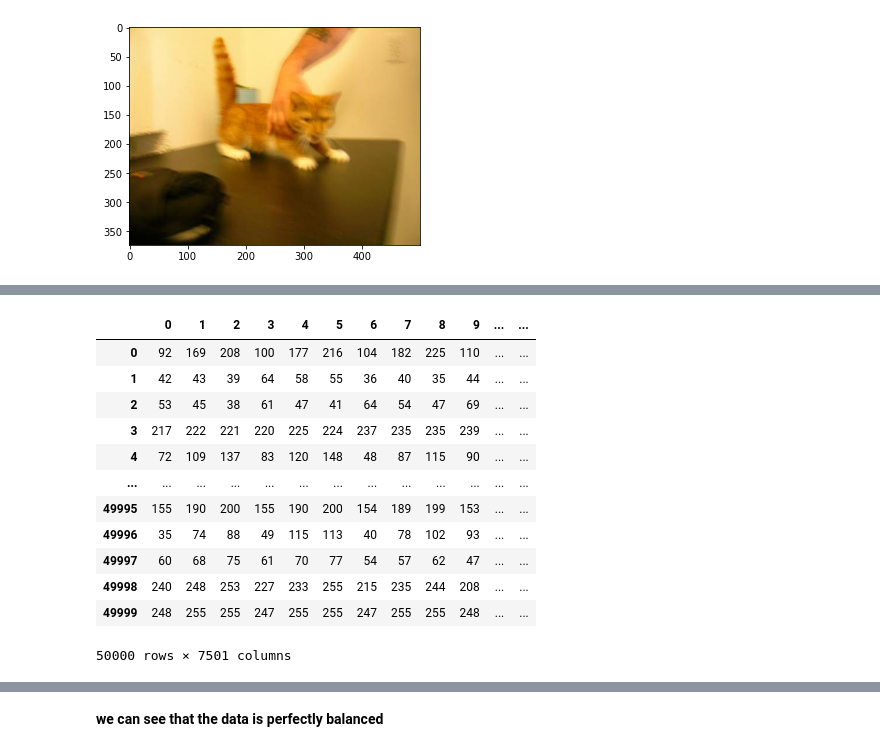
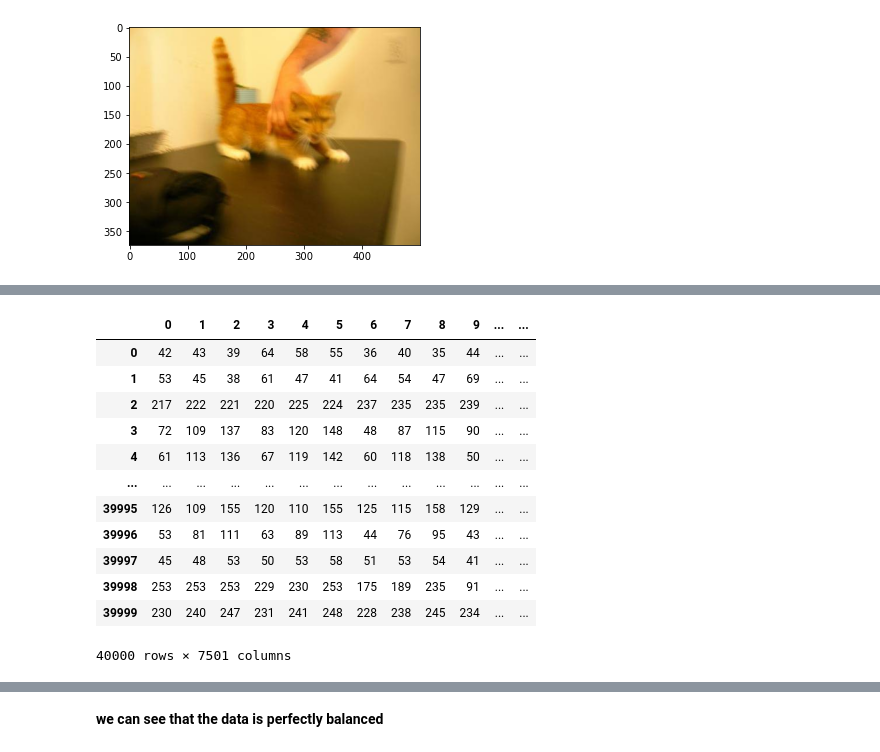
Before and after one commit to TaliaSeada/Data-Science-Research, a Jupyter notebook: DOG VS CATS .ipynb, the cells around one changed output, grey strips where cells are left out. Drawn from its saved outputs; the diff is of its cells as text; code cells hidden in the pictures.

```diff
--- a/DOG VS CATS .ipynb
+++ b/DOG VS CATS .ipynb
@@ -47,15 +48,24 @@ plt.imshow(im);
 # %%
 labels = []
 images = []
+test = []
+test_labels = []
 j = 0
 for i in train_images:
     img = cv2.imread(i)
     img = cv2.resize(img, (50,50))
-    images.append(pd.Series(img.flatten()))
-    if train_images[j][37:40] == 'cat':
-        labels.append('cat')
-    if train_images[j][37:40] == 'dog':
-        labels.append('dog')
+    if(j%5 == 0):
+        test.append(pd.Series(img.flatten()))
+        if train_images[j][37:40] == 'cat':
+            test_labels.append('cat')
+        if train_images[j][37:40] == 'dog':
+            test_labels.append('dog')
+    else:
+        images.append(pd.Series(img.flatten()))
+        if train_images[j][37:40] == 'cat':
+            labels.append('cat')
+        if train_images[j][37:40] == 'dog':
+            labels.append('dog')
     j = j + 1
 # %%
 j = 0
@@ -63,9 +73,16 @@ for i in train_images:
     img = cv2.imread(i)
     img = cv2.resize(img, (50,50))
     img_flip = cv2.flip(img, 1)
-    images.append(pd.Series(img_flip.flatten()))
-    if train_images[j][37:40] == 'cat':
-        labels.append('cat')
-    if train_images[j][37:40] == 'dog':
-        labels.append('dog')
+    if(j%5 == 0):
+        test.append(pd.Series(img.flatten()))
+        if train_images[j][37:40] == 'cat':
+            test_labels.append('cat')
+        if train_images[j][37:40] == 'dog':
+            test_labels.append('dog')
+    else:
+        images.append(pd.Series(img.flatten()))
+        if train_images[j][37:40] == 'cat':
+            labels.append('cat')
+        if train_images[j][37:40] == 'dog':
+            labels.append('dog')
     j = j + 1
@@ -106,17 +157,17 @@ images_df
 # %%
-df = pd.concat([images_df, labels_df], axis=1)
-df
+train_df = pd.concat([images_df, labels_df], axis=1)
+train_df
 # %% [output]
 |  | 0 | 1 | 2 | 3 | 4 | 5 | 6 | 7 | 8 | 9 | ... | ... |
-| 0 | 92 | 169 | 208 | 100 | 177 | 216 | 104 | 182 | 225 | 110 | ... | ... |
-| 1 | 42 | 43 | 39 | 64 | 58 | 55 | 36 | 40 | 35 | 44 | ... | ... |
-| 2 | 53 | 45 | 38 | 61 | 47 | 41 | 64 | 54 | 47 | 69 | ... | ... |
-| 3 | 217 | 222 | 221 | 220 | 225 | 224 | 237 | 235 | 235 | 239 | ... | ... |
-| 4 | 72 | 109 | 137 | 83 | 120 | 148 | 48 | 87 | 115 | 90 | ... | ... |
+| 0 | 42 | 43 | 39 | 64 | 58 | 55 | 36 | 40 | 35 | 44 | ... | ... |
+| 1 | 53 | 45 | 38 | 61 | 47 | 41 | 64 | 54 | 47 | 69 | ... | ... |
+| 2 | 217 | 222 | 221 | 220 | 225 | 224 | 237 | 235 | 235 | 239 | ... | ... |
+| 3 | 72 | 109 | 137 | 83 | 120 | 148 | 48 | 87 | 115 | 90 | ... | ... |
+| 4 | 61 | 113 | 136 | 67 | 119 | 142 | 60 | 118 | 138 | 50 | ... | ... |
 | ... | ... | ... | ... | ... | ... | ... | ... | ... | ... | ... | ... | ... |
-| 49995 | 155 | 190 | 200 | 155 | 190 | 200 | 154 | 189 | 199 | 153 | ... | ... |
-| 49996 | 35 | 74 | 88 | 49 | 115 | 113 | 40 | 78 | 102 | 93 | ... | ... |
-| 49997 | 60 | 68 | 75 | 61 | 70 | 77 | 54 | 57 | 62 | 47 | ... | ... |
-| 49998 | 240 | 248 | 253 | 227 | 233 | 255 | 215 | 235 | 244 | 208 | ... | ... |
-| 49999 | 248 | 255 | 255 | 247 | 255 | 255 | 247 | 255 | 255 | 248 | ... | ... |
+| 39995 | 126 | 109 | 155 | 120 | 110 | 155 | 125 | 115 | 158 | 129 | ... | ... |
+| 39996 | 53 | 81 | 111 | 63 | 89 | 113 | 44 | 76 | 95 | 43 | ... | ... |
+| 39997 | 45 | 48 | 53 | 50 | 53 | 58 | 51 | 53 | 54 | 41 | ... | ... |
+| 39998 | 253 | 253 | 253 | 229 | 230 | 253 | 175 | 189 | 235 | 91 | ... | ... |
+| 39999 | 230 | 240 | 247 | 231 | 241 | 248 | 228 | 238 | 245 | 234 | ... | ... |
-50000 rows × 7501 columns
+40000 rows × 7501 columns
```
Also changed, not shown: parts of 42 cells of this notebook.
